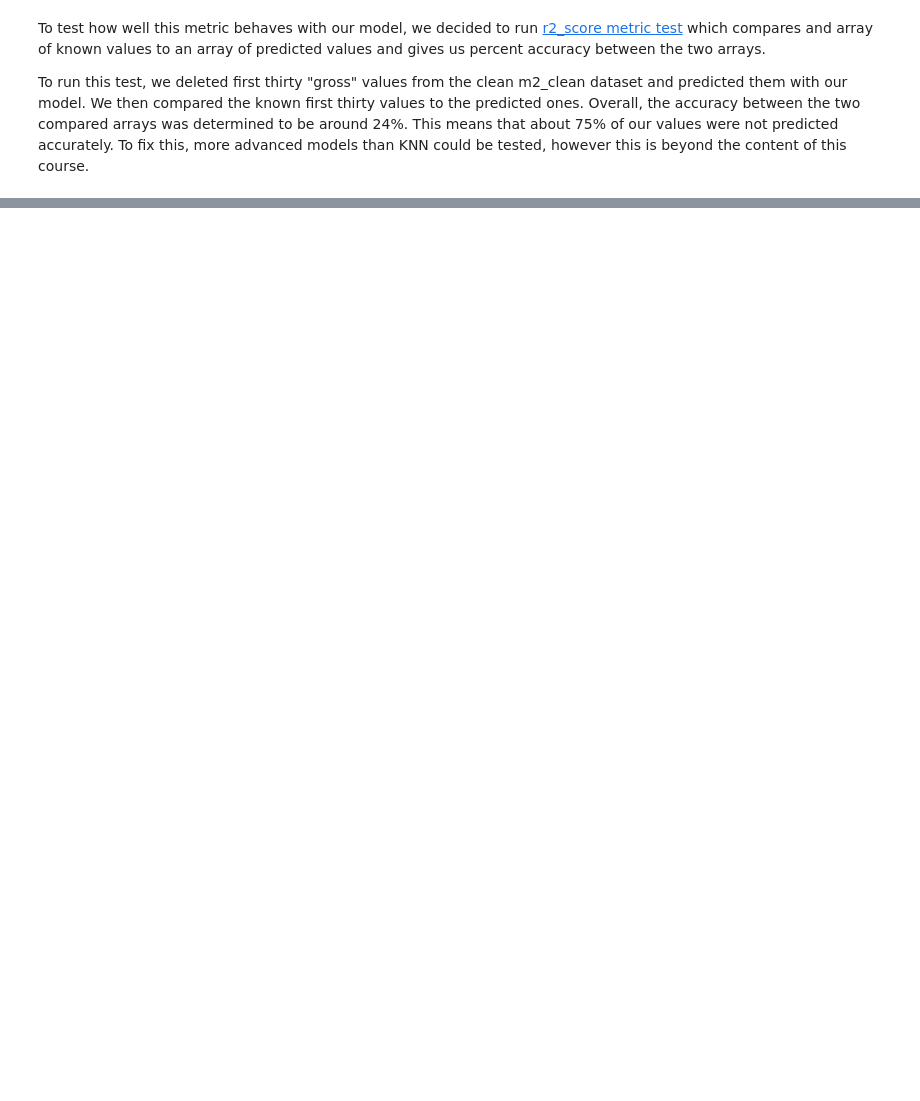
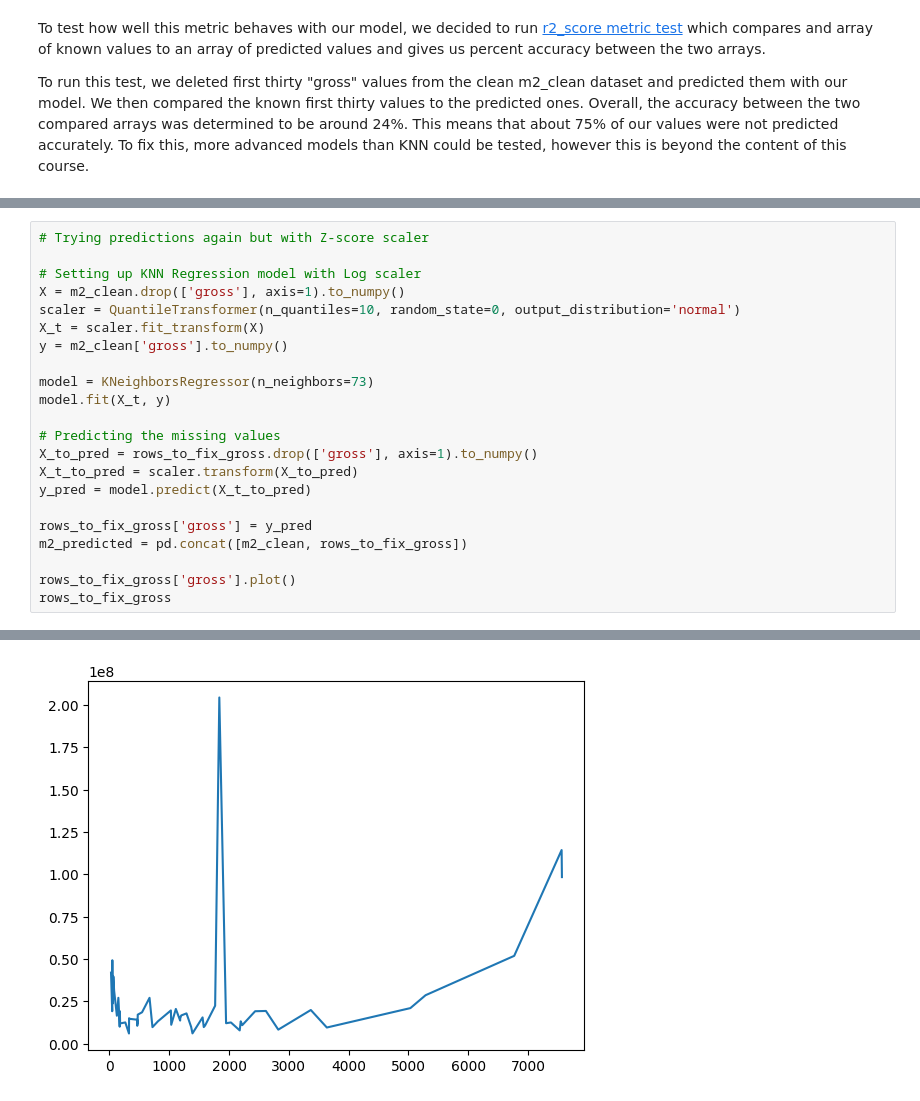
Before and after one commit to dchicasduena/COMP3400_Project, a Jupyter notebook: Iteration 2/Project2.ipynb, the cells around one changed output, grey strips where cells are left out. Cells and saved outputs as stored; diff of their text form; blank space fills up the shorter version.

```diff
--- a/Iteration 2/Project2.ipynb
+++ b/Iteration 2/Project2.ipynb
@@ -537,0 +570,23 @@ y = clean_test['gross'].to_numpy()
+# %%
+# Trying predictions again but with Z-score scaler
+
+# Setting up KNN Regression model with Log scaler
+X = m2_clean.drop(['gross'], axis=1).to_numpy()
+scaler = QuantileTransformer(n_quantiles=10, random_state=0, output_distribution='normal')
+X_t = scaler.fit_transform(X)
+y = m2_clean['gross'].to_numpy()
+
+model = KNeighborsRegressor(n_neighbors=73)
+model.fit(X_t, y)
+
+# Predicting the missing values
+X_to_pred = rows_to_fix_gross.drop(['gross'], axis=1).to_numpy()
+X_t_to_pred = scaler.transform(X_to_pred)
+y_pred = model.predict(X_t_to_pred)
+
+rows_to_fix_gross['gross'] = y_pred
+m2_predicted = pd.concat([m2_clean, rows_to_fix_gross])
+
+rows_to_fix_gross['gross'].plot()
+rows_to_fix_gross
+# %% [output]
@@ -538 +610,2 @@ y = clean_test['gross'].to_numpy()
+[figure, added]
 # %%
```
Also changed, not shown: parts of 37 cells of this notebook, 2 other files.
